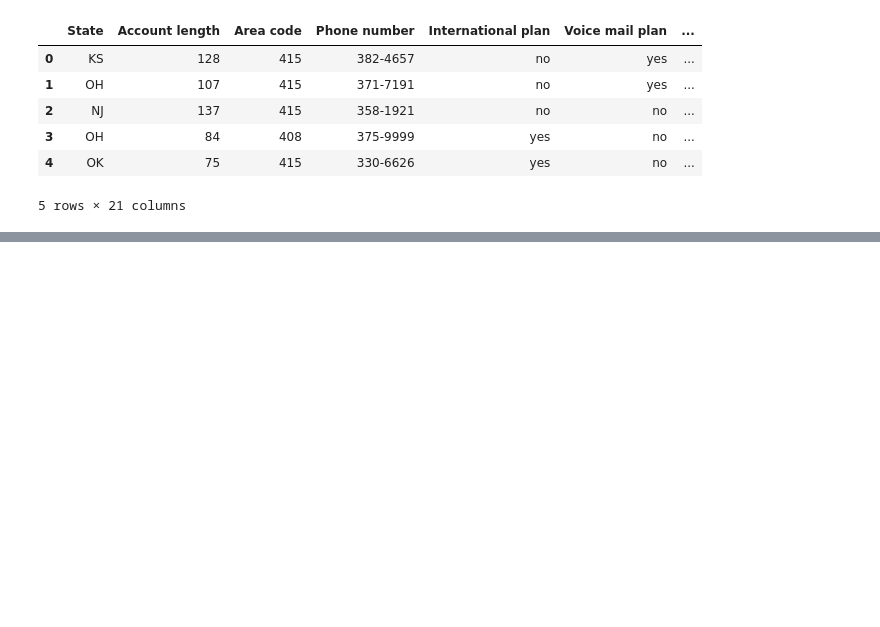
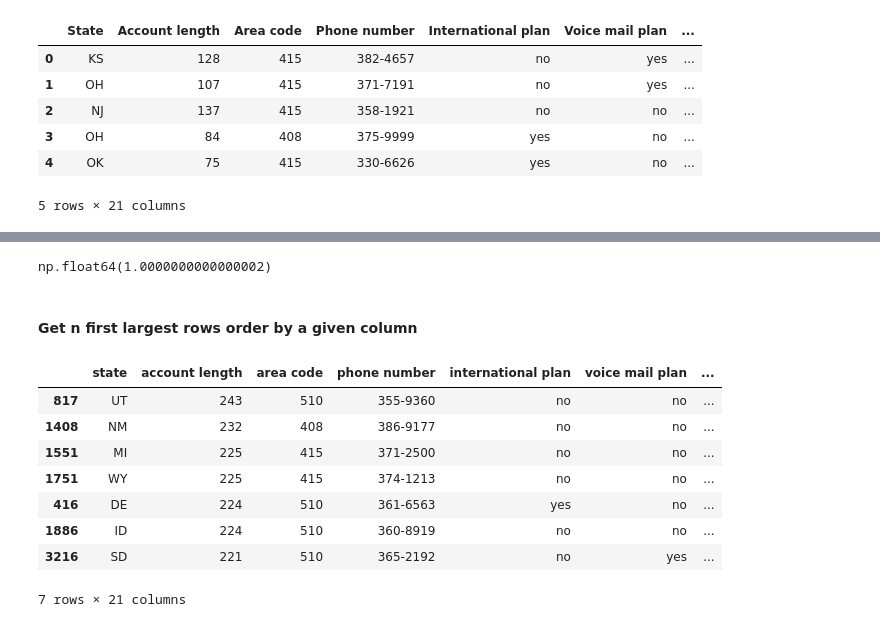
Before and after one commit to yuvii0125/Pandas, a Jupyter notebook: Pandas Basics/02_Important_dataFrames.ipynb, the cells around one changed output, grey strips where cells are left out. Cells and saved outputs as stored; diff of their text form; code cells hidden in the pictures; blank space fills up the shorter version.

```diff
--- a/Pandas Basics/02_Important_dataFrames.ipynb
+++ b/Pandas Basics/02_Important_dataFrames.ipynb
@@ -307,0 +413,18 @@ ValueError: could not convert string to float: 'KS'
+# %%
+df['state'].value_counts(normalize=True).sum()
+# %% [output]
+np.float64(1.0000000000000002)
+# %% [markdown]
+#### Get n first largest rows order by a given column
+# %%
+df.nlargest(7,'account length') #Gives top 7 rows based on account length
+# %% [output]
+|  | state | account length | area code | phone number | international plan | voice mail plan | ... |
+| 817 | UT | 243 | 510 | 355-9360 | no | no | ... |
+| 1408 | NM | 232 | 408 | 386-9177 | no | no | ... |
+| 1551 | MI | 225 | 415 | 371-2500 | no | no | ... |
+| 1751 | WY | 225 | 415 | 374-1213 | no | no | ... |
+| 416 | DE | 224 | 510 | 361-6563 | yes | no | ... |
+| 1886 | ID | 224 | 510 | 360-8919 | no | no | ... |
+| 3216 | SD | 221 | 510 | 365-2192 | no | yes | ... |
+7 rows × 21 columns
```
Also changed, not shown: parts of 23 cells of this notebook.
